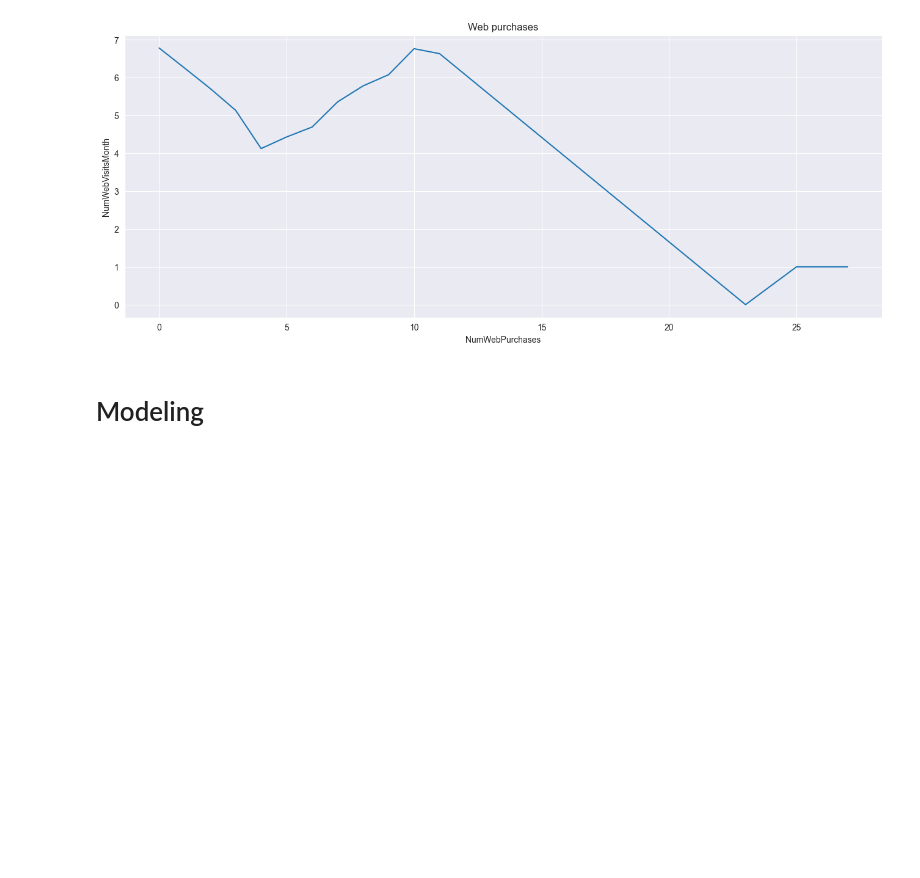
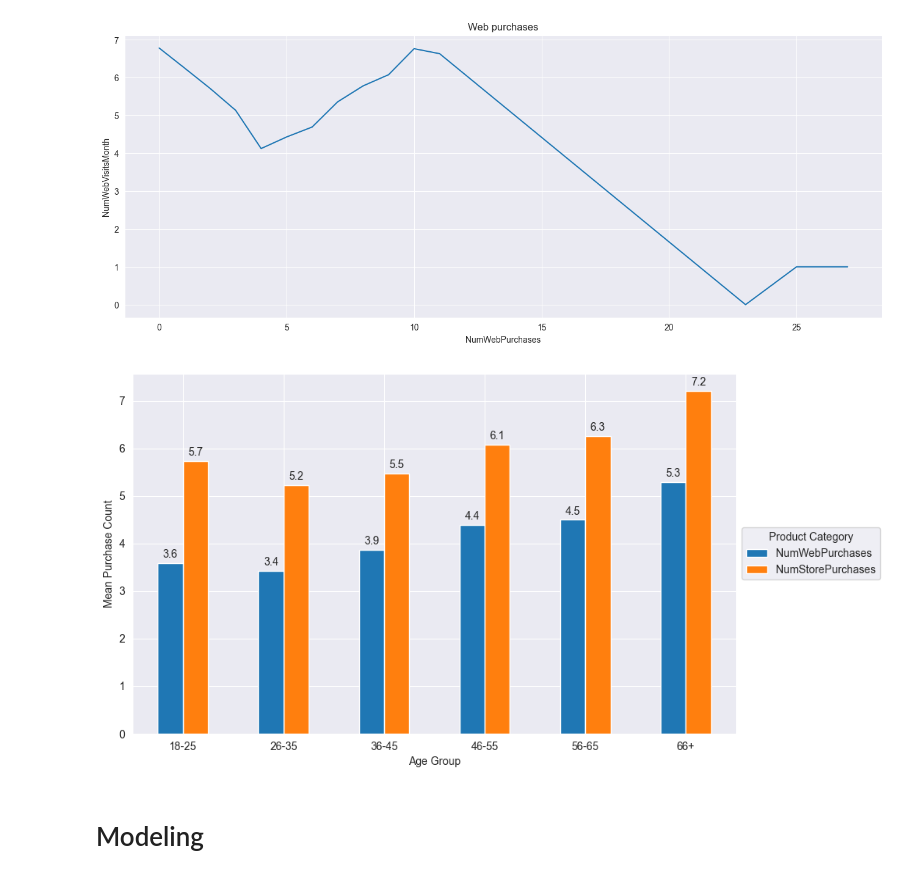
Before and after one commit to joojaa7/dataK-koneO, a Jupyter notebook: Project/project.ipynb, the cells around one changed output. Cells and saved outputs as stored; diff of their text form; code cells hidden in the pictures; blank space fills up the shorter version.

```diff
--- a/Project/project.ipynb
+++ b/Project/project.ipynb
@@ -356,6 +381,25 @@ plt.title('Web purchases')
 plt.show()
 # %% [output]
 [figure]
+# %%
+store_web = ["NumWebPurchases", "NumStorePurchases"]
+store_web_avg = df.groupby("AgeGroup")[store_web].mean()
+
+
+ax = store_web_avg.plot(kind='bar', figsize=(10,6))
+plt.xlabel("Age Group")
+plt.ylabel("Mean Purchase Count")
+plt.title("")
+plt.xticks(rotation=0)
+plt.legend(title="Product Category", loc="center left", bbox_to_anchor=(1, 0.5))
+
+
+for container in ax.containers:
+    ax.bar_label(container, fmt="%.1f", padding=3)
+
+plt.show()
+# %% [output]
+[figure, added]
 # %% [markdown]
 # Modeling
 # %%
```
Also changed, not shown: parts of 7 cells of this notebook.
